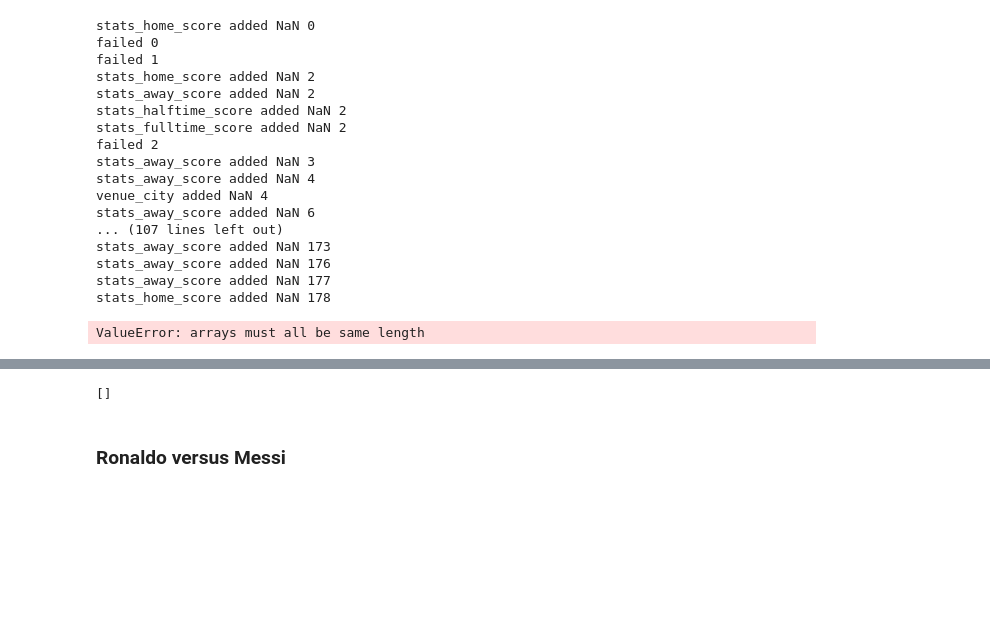
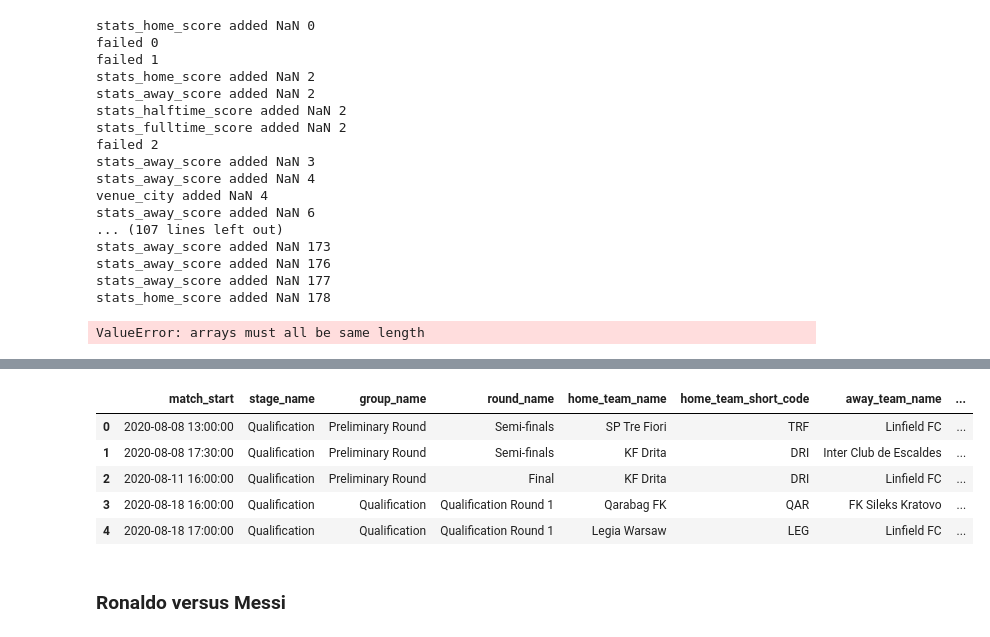
Before and after one commit to samuelroiz/Football_Research_Project, a Jupyter notebook: Sven_Football/football_data_gather.ipynb, the cells around one changed output, grey strips where cells are left out. Saved outputs shown, nothing was run; the diff lists cells and outputs as text; code cells hidden in the pictures; blank space fills up the shorter version.

Commit message:
Updated code. Finished one of the three seasons. NULL FIXED.

```diff
--- a/Sven_Football/football_data_gather.ipynb
+++ b/Sven_Football/football_data_gather.ipynb
@@ -470,0 +476,14 @@ ValueError: arrays must all be same length
+# %%
+test = []
+test_2 = []
+
+for i in range(len(uefa_champions_id_1243_data)):
+    if uefa_champions_id_1243_data[i]['venue'] is not None:
+        test.append(uefa_champions_id_1243_data[i]['venue']['name'])
+    else:
+        test.append("NaN")
+
+    if uefa_champions_id_1243_data[i]['venue'] is not None:
+        test_2.append(uefa_champions_id_1243_data[i]['venue']['capacity'])
+    else:
+        test_2.append('NaN')
@@ -470,0 +609,27 @@ ValueError: arrays must all be same length
+# %%
+test = []
+test_2 = []
+test_3 = []
+test_4 = []
+test_5 = []
+
+for i in range(len(uefa_champions_id_1243_data)):
+    if uefa_champions_id_1243_data[i]['match_start'] is not None:
+        test.append(uefa_champions_id_1243_data[i]['match_start'])
+    else:
+        test.append("NaN")
+
+    if uefa_champions_id_1243_data[i]['stage'] is not None:
+        test_2.append(uefa_champions_id_1243_data[i]['stage']['name'])
+    else:
+        test_2.append('NaN')
+
+    if uefa_champions_id_1243_data[i]['group'] is not None:
+        test_3.append(uefa_champions_id_1243_data[i]['group']['group_name'])
+    else:
+        test_3.append("NaN")
+
+    if uefa_champions_id_1243_data[i]['round'] is not None:
+        test_4.append(uefa_champions_id_1243_data[i]['round']['name'])
+    else:
+        test_4.append('NaN')
@@ -509,7 +813,12 @@ print(len(venue_city))
-# %%
-print(match_start_error)
-# %% [output]
-[]
+# %%
+season_id_1243_dataframe.head()
+# %% [output]
+|  | match_start | stage_name | group_name | round_name | home_team_name | home_team_short_code | away_team_name | ... |
+| 0 | 2020-08-08 13:00:00 | Qualification | Preliminary Round | Semi-finals | SP Tre Fiori | TRF | Linfield FC | ... |
+| 1 | 2020-08-08 17:30:00 | Qualification | Preliminary Round | Semi-finals | KF Drita | DRI | Inter Club de Escaldes | ... |
+| 2 | 2020-08-11 16:00:00 | Qualification | Preliminary Round | Final | KF Drita | DRI | Linfield FC | ... |
+| 3 | 2020-08-18 16:00:00 | Qualification | Qualification | Qualification Round 1 | Qarabag FK | QAR | FK Sileks Kratovo | ... |
+| 4 | 2020-08-18 17:00:00 | Qualification | Qualification | Qualification Round 1 | Legia Warsaw | LEG | Linfield FC | ... |
 # %% [markdown]
 ### Ronaldo versus Messi
 # %%
```
Also changed, not shown: parts of 19 cells of this notebook.
